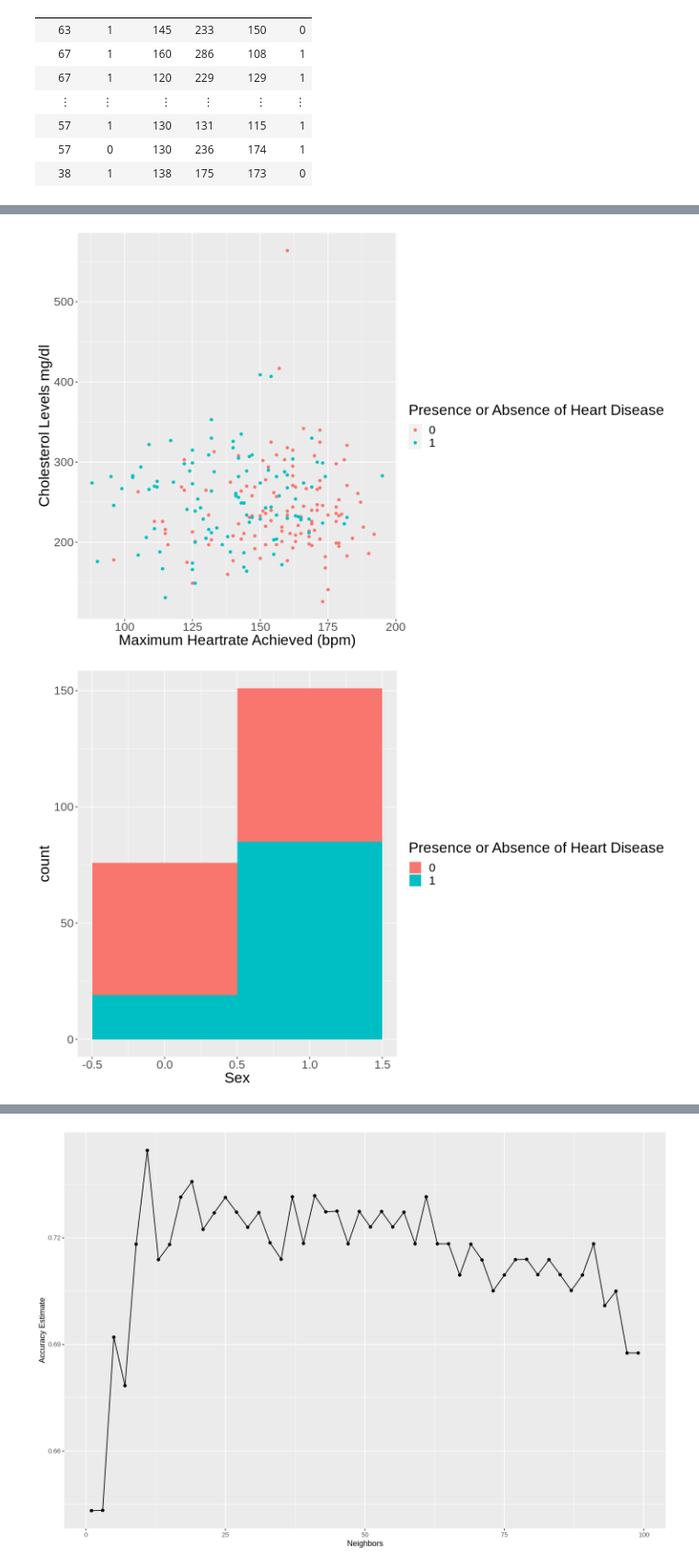
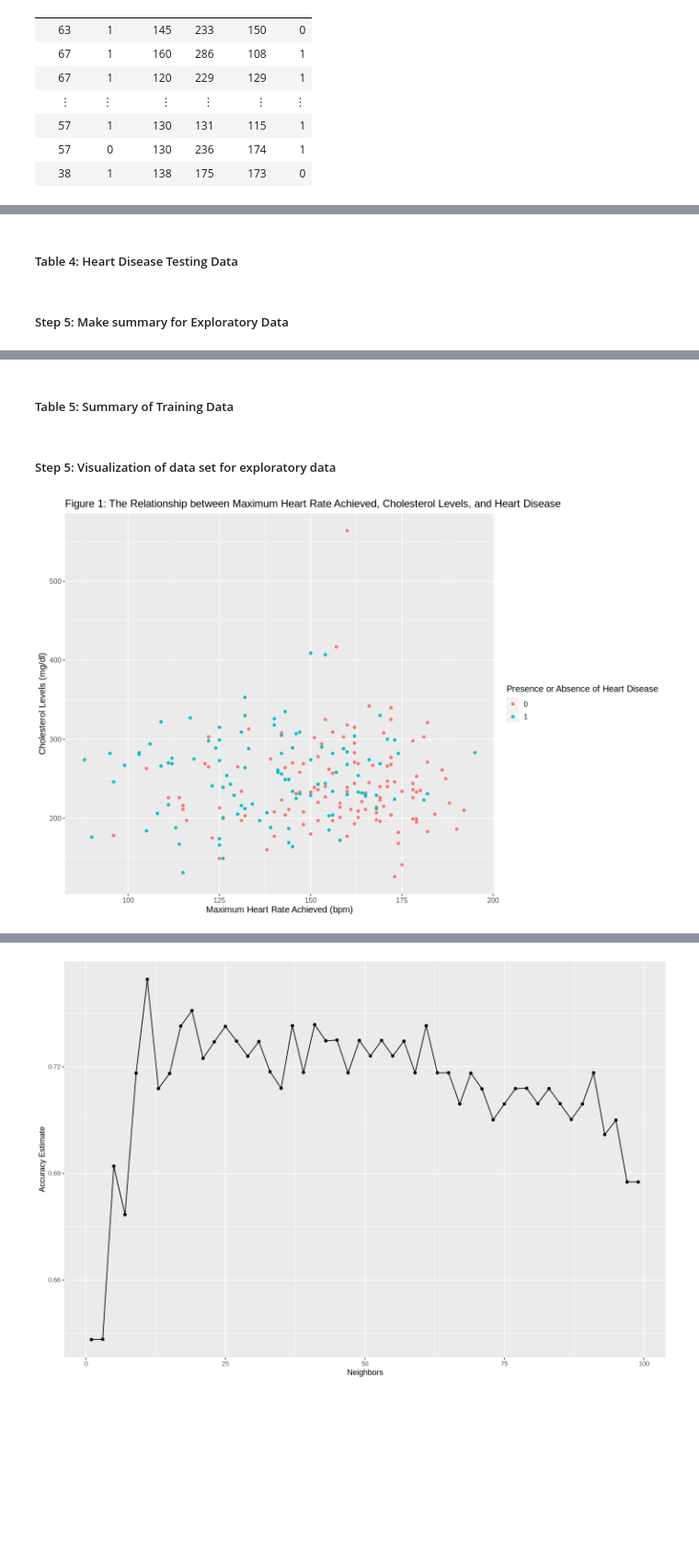
Before and after one commit to cchurch999/Data-Science-Group-Project-Books, a Jupyter notebook: Preliminary exploratory data analysis.ipynb, the cells around one changed output, grey strips where cells are left out. Shown at 92% size. Saved outputs shown, nothing was run; the diff lists cells and outputs as text; code cells hidden in the pictures; blank space fills up the shorter version.

Commit message:
added steps, title/figure number
:)

```diff
--- a/Preliminary exploratory data analysis.ipynb
+++ b/Preliminary exploratory data analysis.ipynb
@@ -134,3 +164,7 @@ A tibble: 76 × 6
+# %% [markdown]
+##### Table 4: Heart Disease Testing Data
+# %% [markdown]
+##### Step 5: Make summary for Exploratory Data
 # %%
 describe(heart_disease_train1)
 # %% [output]
@@ -143,35 +177,19 @@ A psych: 6 × 13
 | chol | 4 | 227 | 246.5638767 | 53.8300268 | 240 | 244.049180 | 50.4084 | 126 | 564 | 438 | 1.1738845 | ... |
 | thalach | 5 | 227 | 148.8678414 | 22.8765478 | 152 | 150.071038 | 23.7216 | 88 | 195 | 107 | -0.4567269 | ... |
 | num* | 6 | 227 | 1.4581498 | 0.4993466 | 1 | 1.448087 | 0.0000 | 1 | 2 | 1 | 0.1668815 | ... |
+# %% [markdown]
+##### Table 5: Summary of Training Data
+# %% [markdown]
+##### Step 5: Visualization of data set for exploratory data
 # %%
-#scatterplot of 5 predictors of the dataset for exploratory data analysis related to the planned analysis
-#1 means presence and 0 means absence of heart disease
-#1 = male, 0 = female
-#scatterplot visualising the relationship between cholesterol, resting blood pressure, and heart disease
-
 options(repr.plot.width = 12, repr.plot.height = 8)
 heart_disease_plot <- heart_disease_train1 |>
     ggplot(aes(x = thalach, y = chol, color = num))+
     geom_point() +
-    labs(x = "Maximum Heartrate Achieved (bpm)", y = "Cholesterol Levels mg/dl", colour = "Presence or Absence of Heart Disease")+
-    theme(text = element_text(size = 20))
+    labs(x = "Maximum Heart Rate Achieved (bpm)", y = "Cholesterol Levels (mg/dl)", colour = "Presence or Absence of Heart Disease")+
+    #0 is absence, 1 is presence
+    ggtitle("Figure 1: The Relationship between Maximum Heart Rate Achieved, Cholesterol Levels, and Heart Disease") +
+    theme(text = element_text(size = 12))
 heart_disease_plot
-
-options(repr.plot.width = 12, repr.plot.height = 8)
-heart_disease_plot1 <- heart_disease_train1 |>
-    ggplot(aes(x = sex, fill = num))+
-    geom_histogram(binwidth = 1) +
-    labs(x = "Sex", fill = "Presence or Absence of Heart Disease")+
-    theme(text = element_text(size = 20))
-heart_disease_plot1
-
-options(repr.plot.width = 12, repr.plot.height = 8)
-heart_disease_plot2 <- heart_disease_train1 |>
-    ggplot(aes(x = age, y = trestbpd, color = num))+
-    geom_point() +
-    labs(x = "Age (years)", y = "Resting Blood Pressure (mmHg)", colour = "Presence or Absence of Heart Disease")+
-    theme(text = element_text(size = 20))
-heart_disease_plot2
 # %% [output]
-[figure, old version]
+[figure, new version]
-[figure, removed]
```
Also changed, not shown: parts of 36 cells of this notebook.
